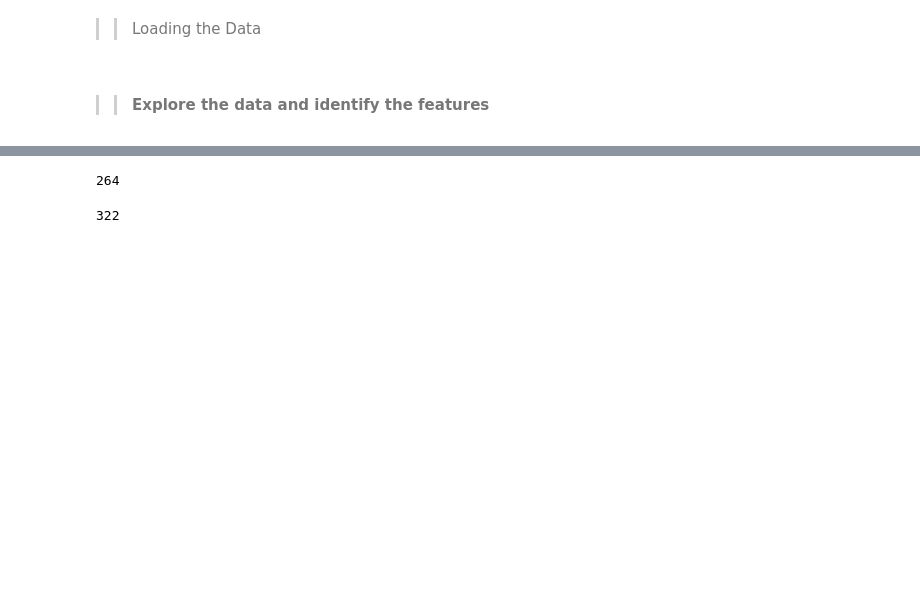
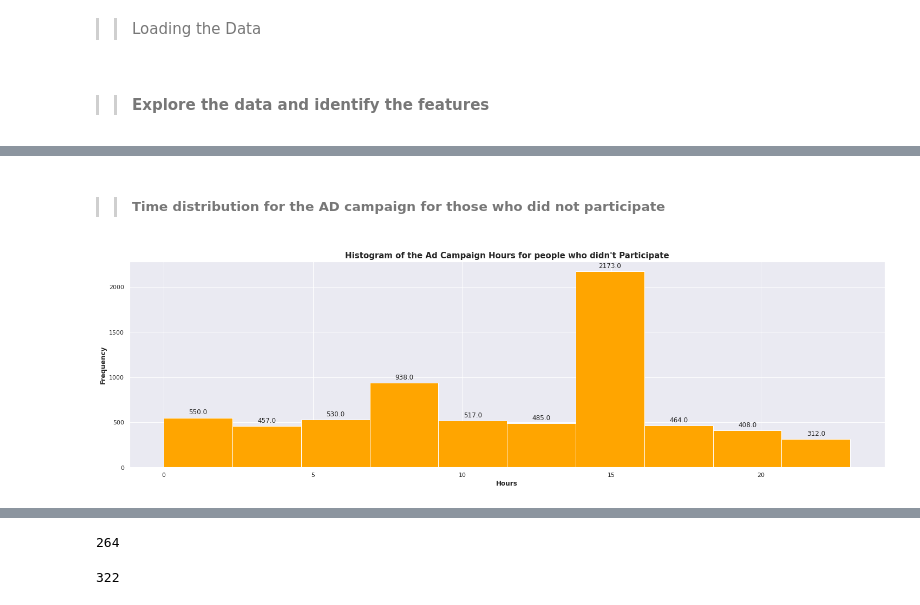
Before and after one commit to wakura-mbuya/abtest-mlops, a Jupyter notebook: notebooks/overview.ipynb, the cells around one changed output, grey strips where cells are left out. Saved outputs shown, nothing was run; the diff lists cells and outputs as text; code cells hidden in the pictures; blank space fills up the shorter version.

```diff
--- a/notebooks/overview.ipynb
+++ b/notebooks/overview.ipynb
@@ -51,0 +165,16 @@ df[(df['experiment'] == 'exposed') & (df['no'] == 1)].shape[0]
+# %% [markdown]
+>> ##### Time distribution for the AD campaign for those who did not participate
+# %%
+hour_plot = nparticipated_df.hour.plot(kind='hist', color='orange', figsize=(25,7))
+
+#getting the values of the data
+pl.get_value(hour_plot)
+
+#set the figure parameters
+pl.fig_att(hour_plot, 'Histogram of the Ad Campaign Hours for people who didn\'t Participate',
+        'Hours', 'Frequency', 15, 12, 'bold')
+
+#save the figure
+plt.savefig('../uhour.png')
+# %% [output]
+[figure, added]
```
Also changed, not shown: parts of 26 cells of this notebook, 1 other file.
